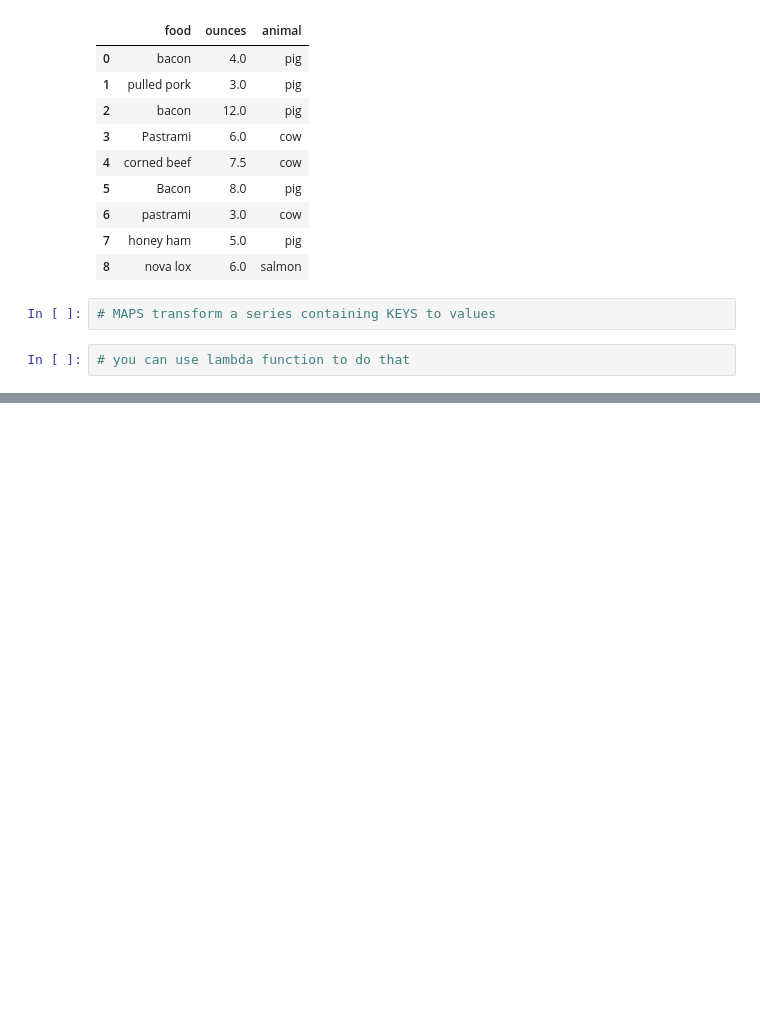
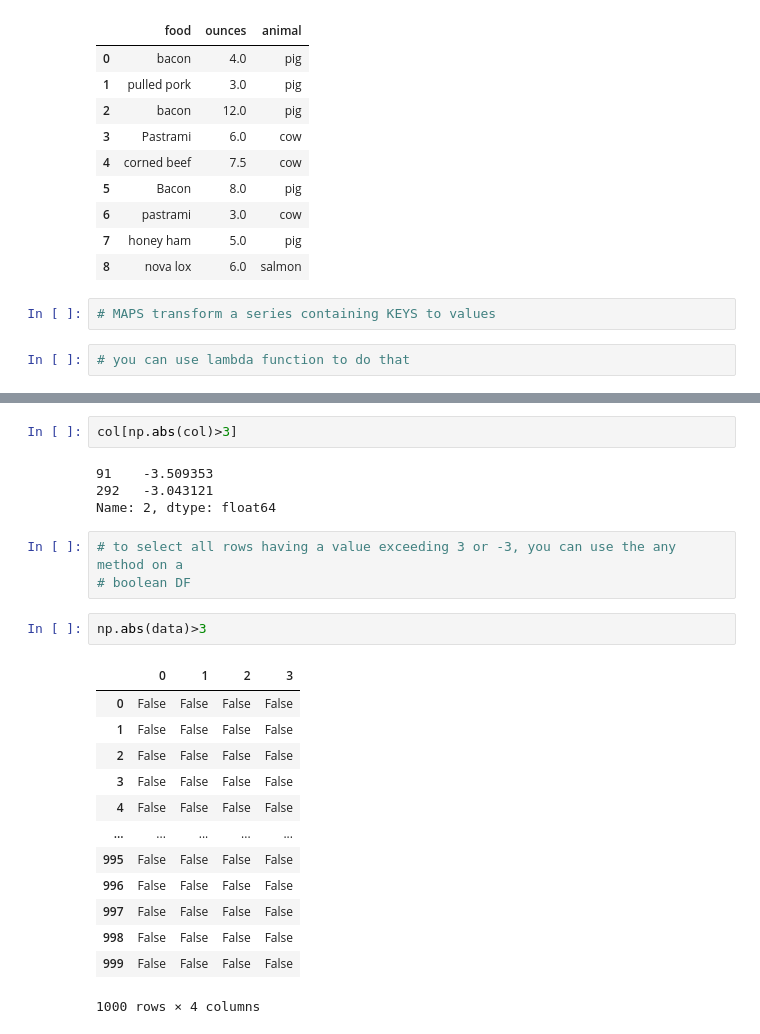
Before and after one commit to Salekeen/ML-Notebooks, a Jupyter notebook: Python for Data Analysis/Part 07.ipynb, the cells around one changed output, grey strips where cells are left out. Saved outputs shown, nothing was run; the diff lists cells and outputs as text; blank space fills up the shorter version.

```diff
--- a/Python for Data Analysis/Part 07.ipynb
+++ b/Python for Data Analysis/Part 07.ipynb
@@ -376,0 +576,25 @@ data
+# %%
+col[np.abs(col)>3]
+# %% [output]
+91    -3.509353
+292   -3.043121
+Name: 2, dtype: float64
+# %%
+# to select all rows having a value exceeding 3 or -3, you can use the any method on a
+# boolean DF
+# %%
+np.abs(data)>3
+# %% [output]
+|  | 0 | 1 | 2 | 3 |
+| 0 | False | False | False | False |
+| 1 | False | False | False | False |
+| 2 | False | False | False | False |
+| 3 | False | False | False | False |
+| 4 | False | False | False | False |
+| ... | ... | ... | ... | ... |
+| 995 | False | False | False | False |
+| 996 | False | False | False | False |
+| 997 | False | False | False | False |
+| 998 | False | False | False | False |
+| 999 | False | False | False | False |
+1000 rows × 4 columns
```
Also changed, not shown: parts of 68 cells of this notebook, 1 other file.
